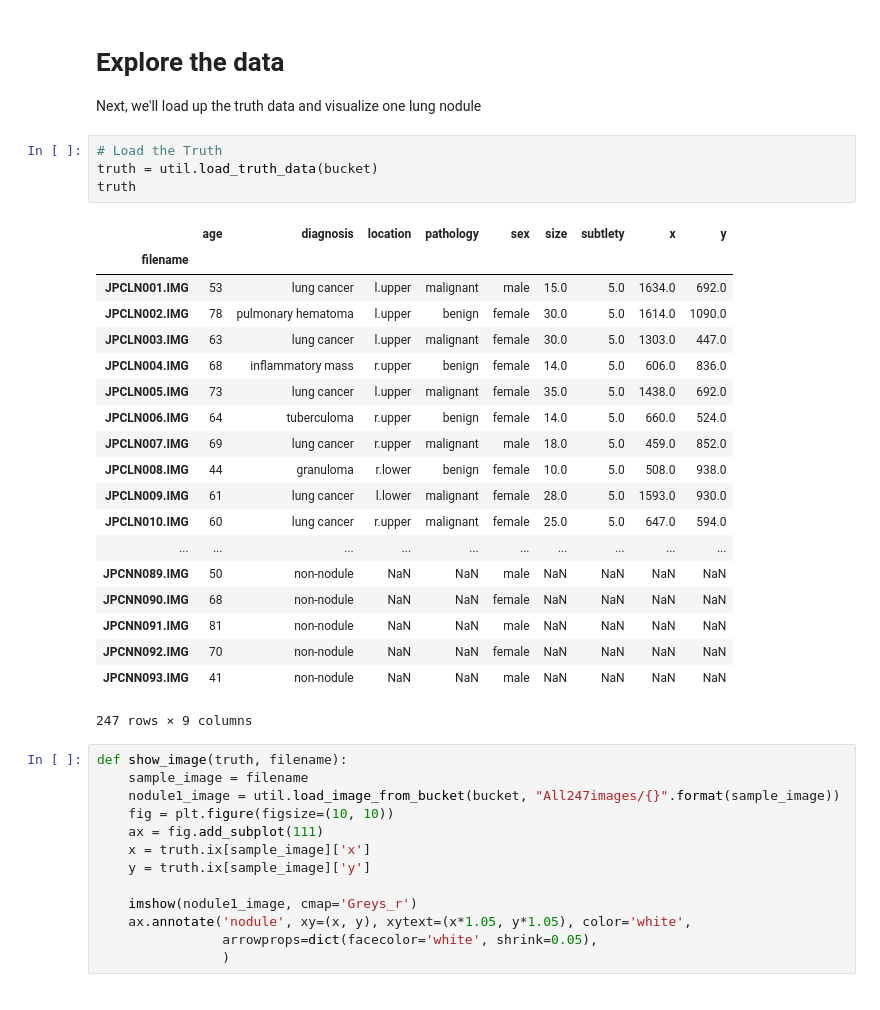
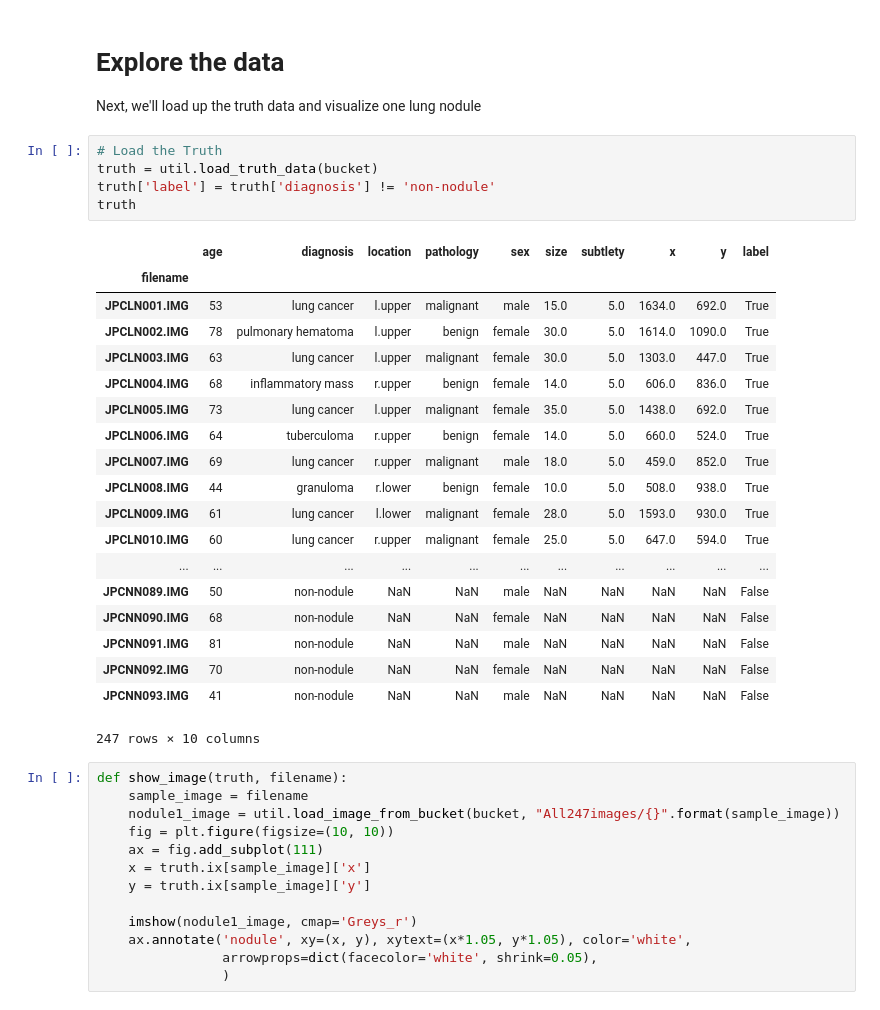
Before and after one commit to mhworth/dl-segmentation, a Jupyter notebook: Lung Nodule Classification Project.ipynb, the cells around one changed output. Drawn from its saved outputs; the diff is of its cells as text.

```diff
--- a/Lung Nodule Classification Project.ipynb
+++ b/Lung Nodule Classification Project.ipynb
@@ -64,27 +62,28 @@ Next, we'll load up the truth data and visualize one lung nodule
 # %%
 # Load the Truth
 truth = util.load_truth_data(bucket)
+truth['label'] = truth['diagnosis'] != 'non-nodule'
 truth
 # %% [output]
-|  | age | diagnosis | location | pathology | sex | size | subtlety | x | y |
-| filename |  |  |  |  |  |  |  |  |  |
-| JPCLN001.IMG | 53 | lung cancer | l.upper | malignant | male | 15.0 | 5.0 | 1634.0 | 692.0 |
-| JPCLN002.IMG | 78 | pulmonary hematoma | l.upper | benign | female | 30.0 | 5.0 | 1614.0 | 1090.0 |
-| JPCLN003.IMG | 63 | lung cancer | l.upper | malignant | female | 30.0 | 5.0 | 1303.0 | 447.0 |
-| JPCLN004.IMG | 68 | inflammatory mass | r.upper | benign | female | 14.0 | 5.0 | 606.0 | 836.0 |
-| JPCLN005.IMG | 73 | lung cancer | l.upper | malignant | female | 35.0 | 5.0 | 1438.0 | 692.0 |
-| JPCLN006.IMG | 64 | tuberculoma | r.upper | benign | female | 14.0 | 5.0 | 660.0 | 524.0 |
-| JPCLN007.IMG | 69 | lung cancer | r.upper | malignant | male | 18.0 | 5.0 | 459.0 | 852.0 |
-| JPCLN008.IMG | 44 | granuloma | r.lower | benign | female | 10.0 | 5.0 | 508.0 | 938.0 |
-| JPCLN009.IMG | 61 | lung cancer | l.lower | malignant | female | 28.0 | 5.0 | 1593.0 | 930.0 |
-| JPCLN010.IMG | 60 | lung cancer | r.upper | malignant | female | 25.0 | 5.0 | 647.0 | 594.0 |
-| ... | ... | ... | ... | ... | ... | ... | ... | ... | ... |
-| JPCNN089.IMG | 50 | non-nodule | NaN | NaN | male | NaN | NaN | NaN | NaN |
-| JPCNN090.IMG | 68 | non-nodule | NaN | NaN | female | NaN | NaN | NaN | NaN |
-| JPCNN091.IMG | 81 | non-nodule | NaN | NaN | male | NaN | NaN | NaN | NaN |
-| JPCNN092.IMG | 70 | non-nodule | NaN | NaN | female | NaN | NaN | NaN | NaN |
-| JPCNN093.IMG | 41 | non-nodule | NaN | NaN | male | NaN | NaN | NaN | NaN |
+|  | age | diagnosis | location | pathology | sex | size | subtlety | x | y | label |
+| filename |  |  |  |  |  |  |  |  |  |  |
+| JPCLN001.IMG | 53 | lung cancer | l.upper | malignant | male | 15.0 | 5.0 | 1634.0 | 692.0 | True |
+| JPCLN002.IMG | 78 | pulmonary hematoma | l.upper | benign | female | 30.0 | 5.0 | 1614.0 | 1090.0 | True |
+| JPCLN003.IMG | 63 | lung cancer | l.upper | malignant | female | 30.0 | 5.0 | 1303.0 | 447.0 | True |
+| JPCLN004.IMG | 68 | inflammatory mass | r.upper | benign | female | 14.0 | 5.0 | 606.0 | 836.0 | True |
+| JPCLN005.IMG | 73 | lung cancer | l.upper | malignant | female | 35.0 | 5.0 | 1438.0 | 692.0 | True |
+| JPCLN006.IMG | 64 | tuberculoma | r.upper | benign | female | 14.0 | 5.0 | 660.0 | 524.0 | True |
+| JPCLN007.IMG | 69 | lung cancer | r.upper | malignant | male | 18.0 | 5.0 | 459.0 | 852.0 | True |
+| JPCLN008.IMG | 44 | granuloma | r.lower | benign | female | 10.0 | 5.0 | 508.0 | 938.0 | True |
+| JPCLN009.IMG | 61 | lung cancer | l.lower | malignant | female | 28.0 | 5.0 | 1593.0 | 930.0 | True |
+| JPCLN010.IMG | 60 | lung cancer | r.upper | malignant | female | 25.0 | 5.0 | 647.0 | 594.0 | True |
+| ... | ... | ... | ... | ... | ... | ... | ... | ... | ... | ... |
+| JPCNN089.IMG | 50 | non-nodule | NaN | NaN | male | NaN | NaN | NaN | NaN | False |
+| JPCNN090.IMG | 68 | non-nodule | NaN | NaN | female | NaN | NaN | NaN | NaN | False |
+| JPCNN091.IMG | 81 | non-nodule | NaN | NaN | male | NaN | NaN | NaN | NaN | False |
+| JPCNN092.IMG | 70 | non-nodule | NaN | NaN | female | NaN | NaN | NaN | NaN | False |
+| JPCNN093.IMG | 41 | non-nodule | NaN | NaN | male | NaN | NaN | NaN | NaN | False |
-247 rows × 9 columns
+247 rows × 10 columns
 # %%
 def show_image(truth, filename):
     sample_image = filename
```
Also changed, not shown: parts of 16 cells of this notebook, 4 other files.
